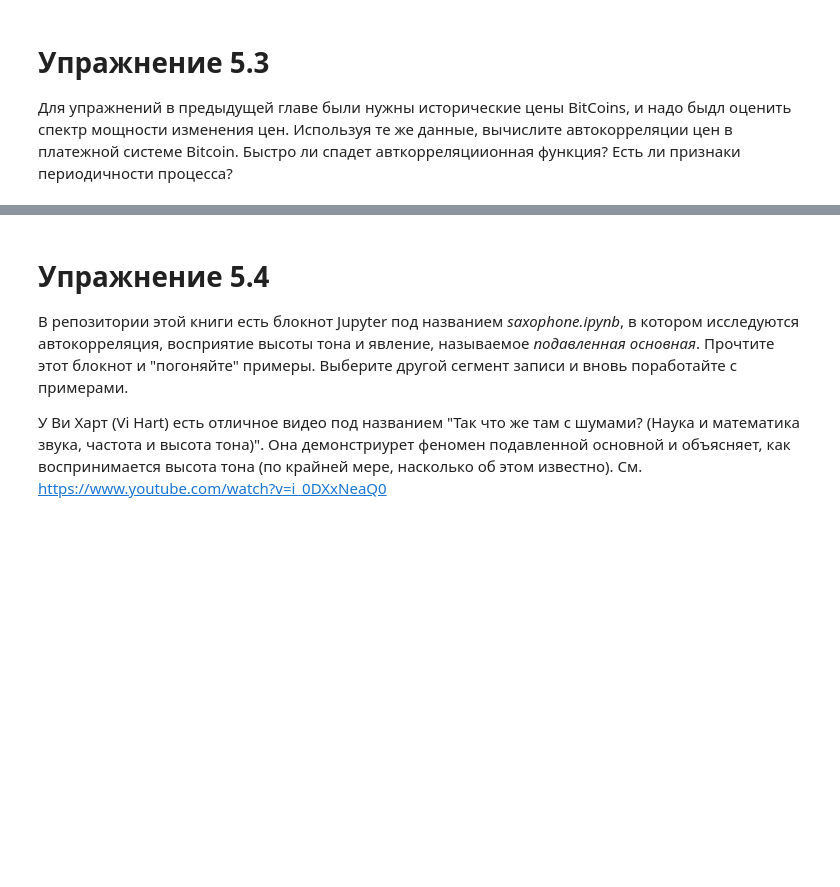
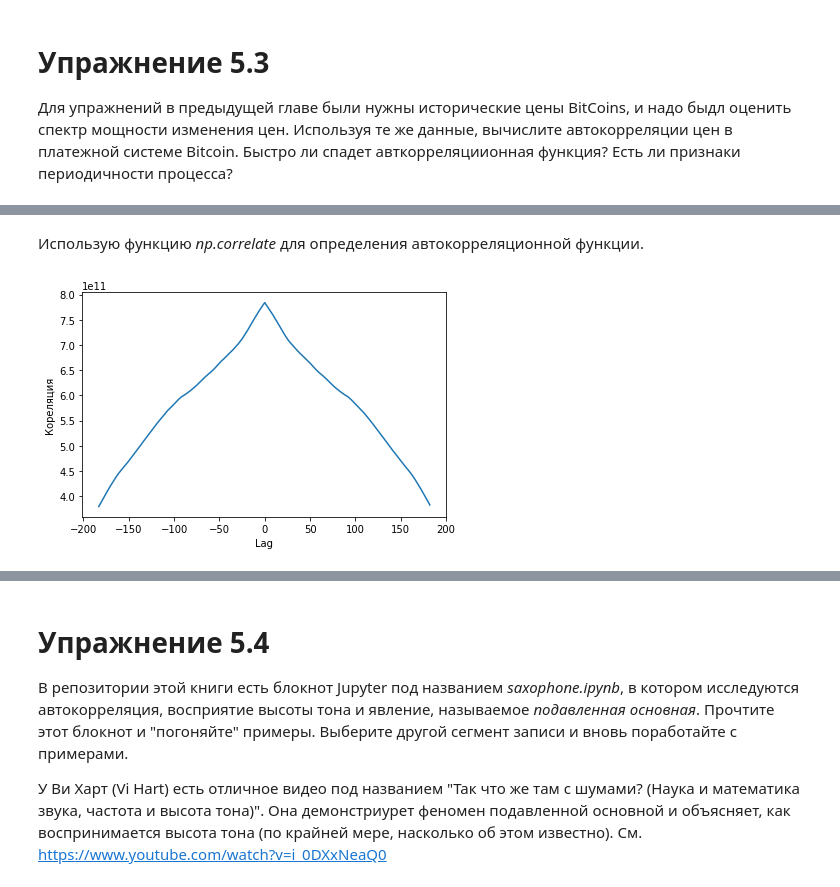
Before and after one commit to DenZhid/TelecommunicationSystemsLabs, a Jupyter notebook: Lab5/Lab5.ipynb, the cells around one changed output, grey strips where cells are left out. Saved outputs shown, nothing was run; the diff lists cells and outputs as text; code cells hidden in the pictures; blank space fills up the shorter version.

```diff
--- a/Lab5/Lab5.ipynb
+++ b/Lab5/Lab5.ipynb
@@ -26,0 +95,11 @@ if not os.path.exists('28042__bcjordan__voicedownbew.wav'):
+# %% [markdown]
+Использую функцию *np.correlate* для определения автокорреляционной функции.
+# %%
+N = len(btc_wave)
+corrs = np.correlate(btc_wave.ys, btc_wave.ys, mode='same')
+lags = np.arange(-N//2, N//2)
+plt.plot(lags, corrs)
+decorate(xlabel='Lag',
+         ylabel='Кореляция')
+# %% [output]
+[figure, added]
```
Also changed, not shown: parts of 15 cells of this notebook.
